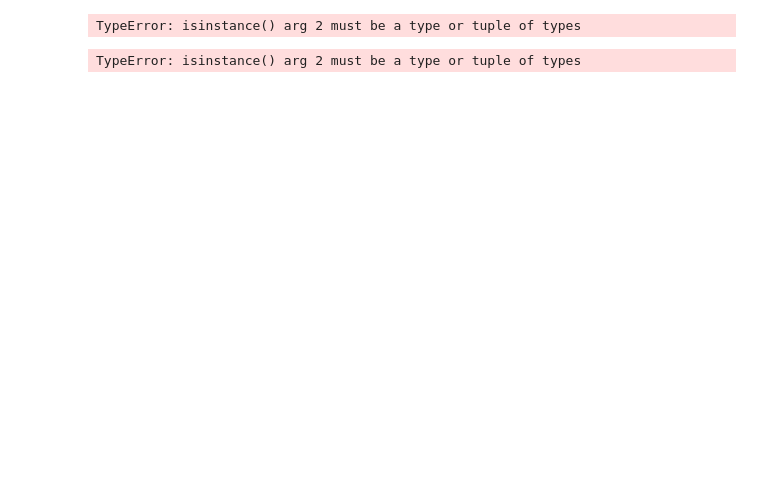
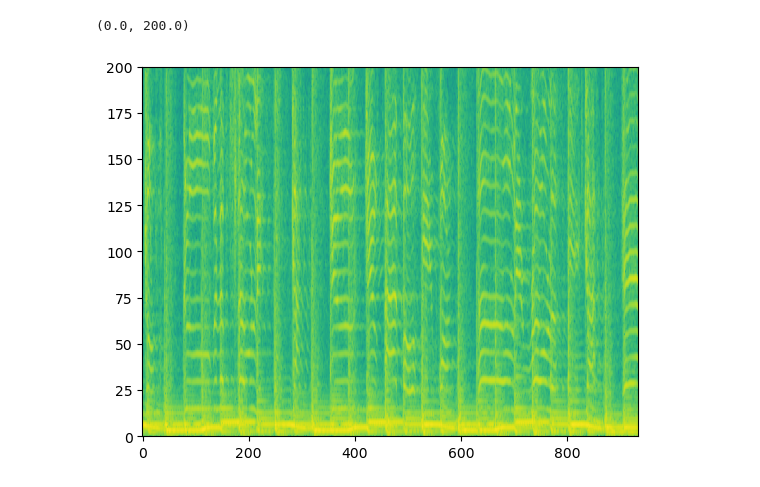
Before and after one commit to digitalmusicprocessing/S2025, a Jupyter notebook: ClassExercises/Week8/Week8_ANF/Example.ipynb, the cells around one changed output. Drawn from its saved outputs; the diff is of its cells as text; code cells hidden in the pictures; blank space fills up the shorter version.

```diff
--- a/ClassExercises/Week8/Week8_ANF/Example.ipynb
+++ b/ClassExercises/Week8/Week8_ANF/Example.ipynb
@@ -65,35 +65,35 @@ def stft(x, w, h, win_fn=blackman_harris_window):
 
 def amplitude_to_db(S, amin=1e-10, ref=1):
     """
     Convert an amplitude spectrogram to be expressed in decibels
 
     Parameters
     ----------
     S: ndarray(win, T)
         Amplitude spectrogram
     amin: float
         Minimum accepted value for the spectrogram
     ref: int
         0dB reference amplitude
 
     Returns
     -------
     ndarray(win, T)
         The dB spectrogram
     """
-    SLog = np.ndarray = 20.0*np.log10(np.maximum(amin, S))
+    SLog = 20.0*np.log10(np.maximum(amin, S))
     SLog -= 20.0*np.log10(np.maximum(amin, ref))
     return SLog
 
 sr, x = wavfile.read("beatles.wav")
 win = 2048
 hop = 512
 
 
 S = stft(x, win, hop)
 Sdb = amplitude_to_db(np.abs(S))
-plt.imshow(np.abs(S), aspect='auto')
-#plt.gca().invert_yaxis()
+plt.imshow(Sdb, aspect='auto')
+plt.ylim([0, 200])
 # %% [output]
-TypeError: isinstance() arg 2 must be a type or tuple of types
+(0.0, 200.0)
-TypeError: isinstance() arg 2 must be a type or tuple of types
+[figure, added]
```
Also changed, not shown: parts of 5 cells of this notebook, 12 other files.
